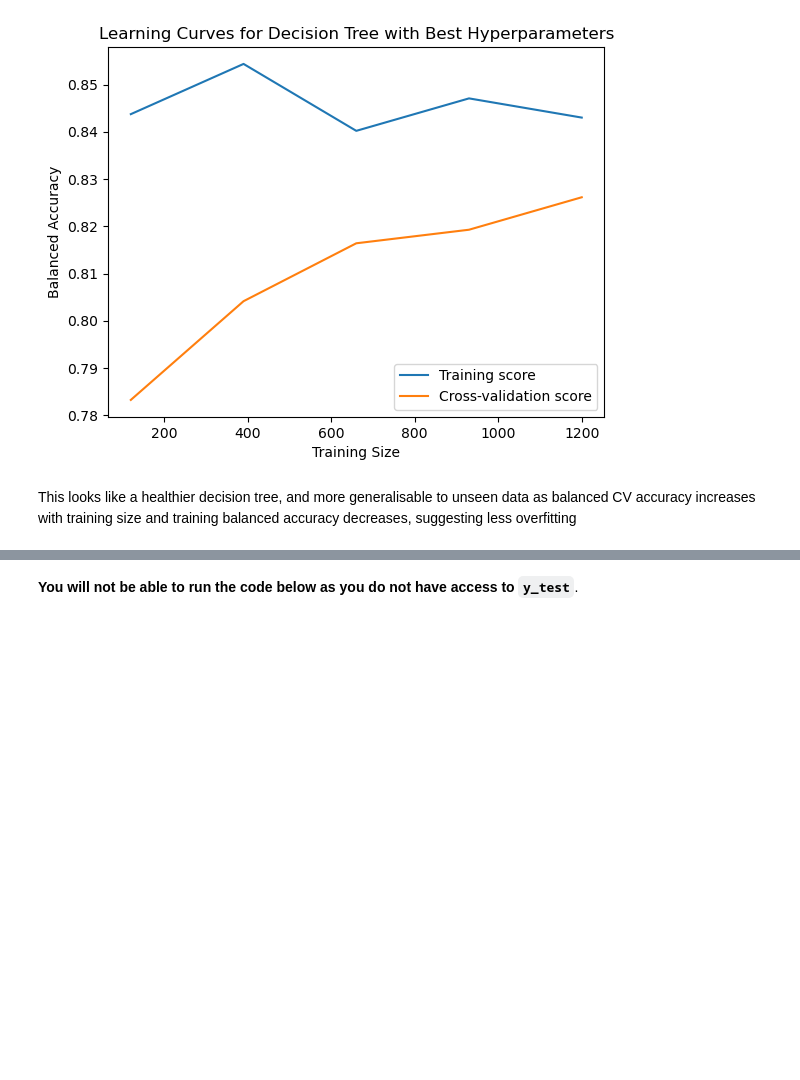
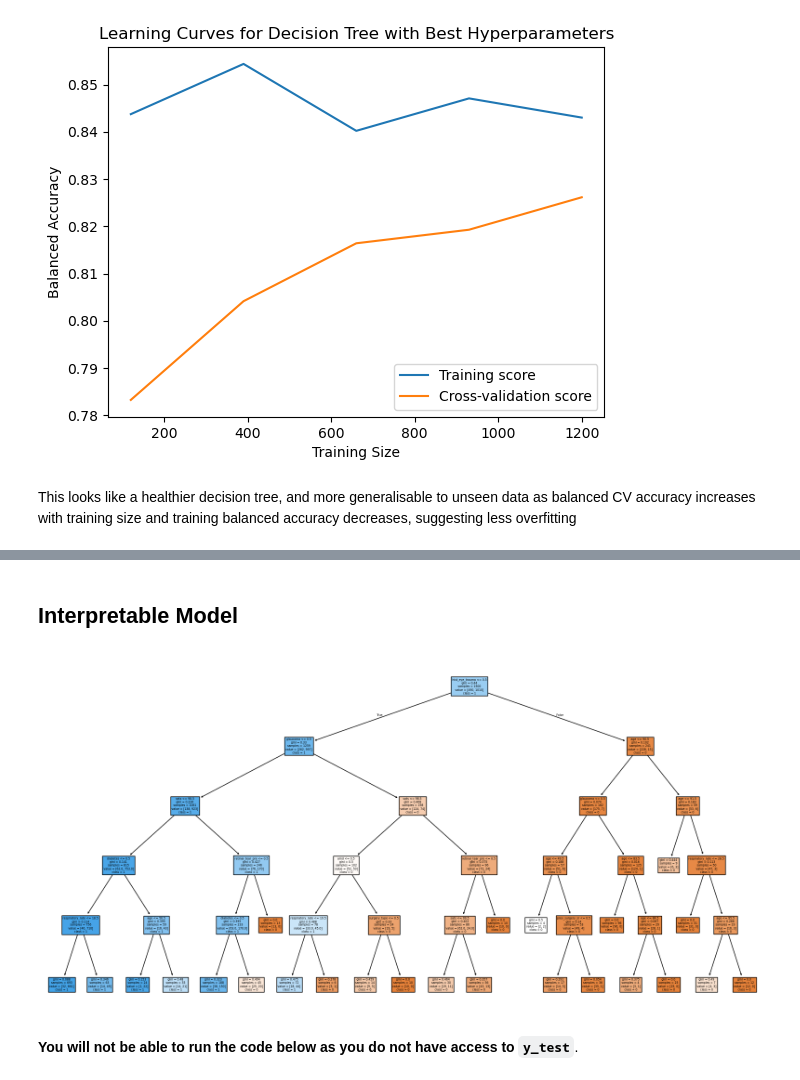
Before and after one commit to LillWawrence/healthcare_formative, a Jupyter notebook: Formative Data Analysis Task.ipynb, the cells around one changed output, grey strips where cells are left out. Saved outputs shown, nothing was run; the diff lists cells and outputs as text; code cells hidden in the pictures; blank space fills up the shorter version.

```diff
--- a/Formative Data Analysis Task.ipynb
+++ b/Formative Data Analysis Task.ipynb
@@ -228,3 +267,22 @@ This looks like a healthier decision tree, and more generalisable to unseen data
+# %% [markdown]
+## Interpretable Model
+# %%
+# printing out the decision tree
+from sklearn.tree import plot_tree
+plt.figure(figsize=(20,10))
+
+feature_names = best_dt_pipeline.named_steps['pipeline'].transform(X_train.head(1)).columns
+
+plot_tree(
+    best_dt_pipeline.named_steps['decisiontreeclassifier'],
+    filled=True,
+    feature_names=feature_names,
+    class_names=['0', '1']
+)
+
+plt.show()
+# %% [output]
+[figure, added]
 # %% [markdown]
 **You will not be able to run the code below as you do not have access to `y_test`**.
 # %%
```
Also changed, not shown: parts of 4 cells of this notebook.
